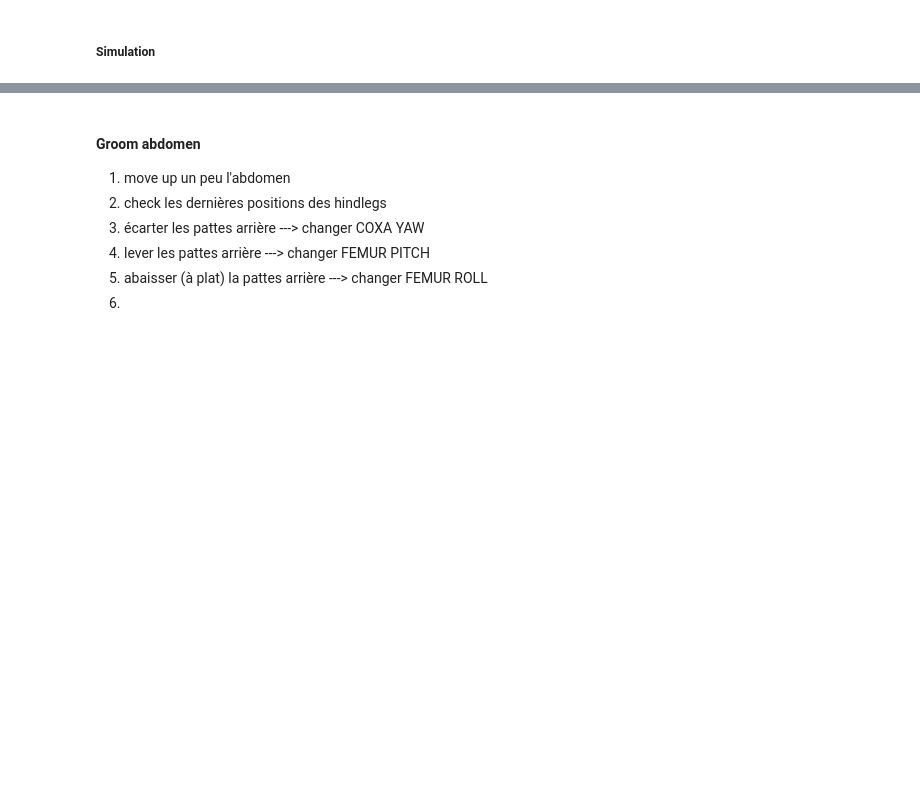
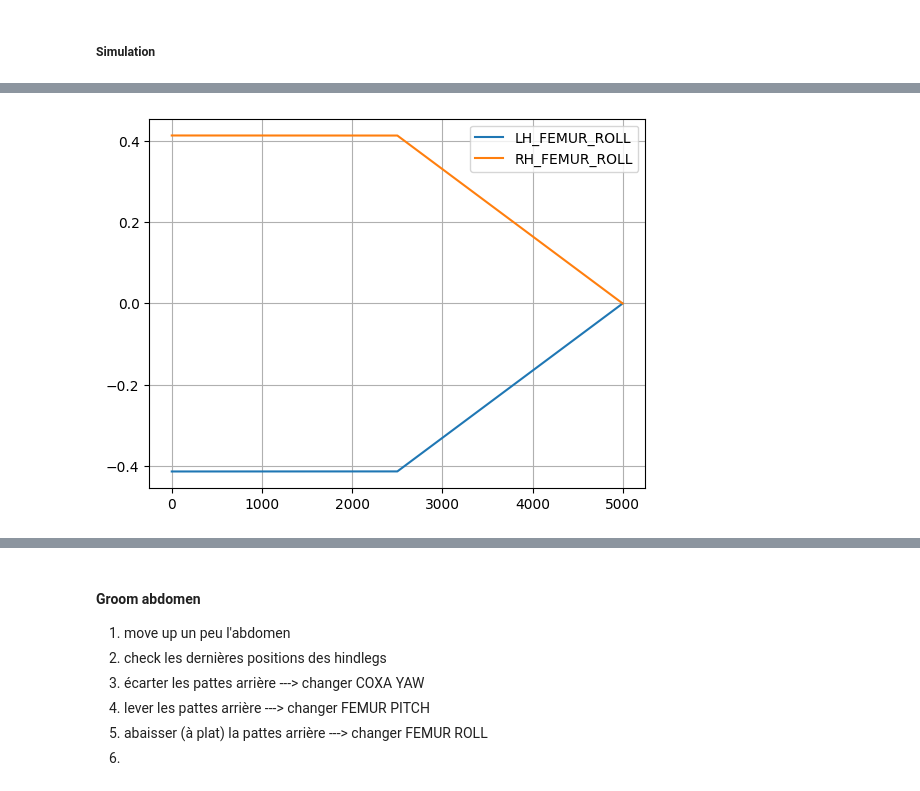
Before and after one commit to NathanMULLER/Project_Mouche, a Jupyter notebook: project/main.ipynb, the cells around one changed output, grey strips where cells are left out. Saved outputs shown, nothing was run; the diff lists cells and outputs as text; code cells hidden in the pictures; blank space fills up the shorter version.

```diff
--- a/project/main.ipynb
+++ b/project/main.ipynb
@@ -364,2 +471,41 @@ elif sim_params.render_camera == "Animat/camera_bottom":
 
 last_joint_angles_abd_up = all_joint_angles_abd[-1].copy()
+# %%
+# Touch the abdomen + rub it
+# put the tibia again at its precedent value
+all_joint_angles_abd_groom = np.tile(last_joint_angles_abd_up,(nbre_steps,1)) # shape (nbre_steps, 47)
+
+# all_joint_angles_abd_groom[:,LH_FEMUR] = np.linspace(last_joint_angles_abd_up[LH_FEMUR], start_LH_FEMUR//2, half_nbre_steps)
+# all_joint_angles_abd_groom[:,RH_FEMUR] = np.linspace(last_joint_angles_abd_up[RH_FEMUR], start_RH_FEMUR//2, half_nbre_steps)
+# all_joint_angles_abd_groom[:,LH_TIBIA] = np.linspace(last_joint_angles_abd_up[LH_TIBIA], np.pi/4, half_nbre_steps)
+# all_joint_angles_abd_groom[:,RH_TIBIA] = np.linspace(last_joint_angles_abd_up[RH_TIBIA], np.pi/4, half_nbre_steps)
+
+_lh_coxa_yaw = np.zeros((target_num_steps))
+_rh_coxa_yaw = np.zeros((target_num_steps))
+_lh_femur_ = np.zeros((target_num_steps))
+_rh_femur_ = np.zeros((target_num_steps))
+_lh_tibia_ = np.zeros((target_num_steps))
+_rh_tibia_ = np.zeros((target_num_steps))
+
+_lh_coxa_yaw[:half_nbre_steps] = np.ones(half_nbre_steps)*(last_joint_angles_abd_up[LH_FEMUR_ROLL])
+_lh_coxa_yaw[half_nbre_steps:] = np.linspace(last_joint_angles_abd_up[LH_FEMUR_ROLL], -start_LH_FEMUR_ROLL//2, half_nbre_steps)
+_rh_coxa_yaw[:half_nbre_steps] = np.ones(half_nbre_steps)*(last_joint_angles_abd_up[RH_FEMUR_ROLL])
+_rh_coxa_yaw[half_nbre_steps:] = np.linspace(last_joint_angles_abd_up[RH_FEMUR_ROLL], start_RH_FEMUR_ROLL//2, half_nbre_steps)
+
+_rh_tibia_[:half_nbre_steps] = np.linspace(last_joint_angles_abd_up[RH_TIBIA], np.pi/6, half_nbre_steps)
+_rh_tibia_[half_nbre_steps:] = np.ones(half_nbre_steps)*(np.pi/6)
+_lh_tibia_[:half_nbre_steps] = np.linspace(last_joint_angles_abd_up[LH_TIBIA], np.pi/6, half_nbre_steps)
+_lh_tibia_[half_nbre_steps:] = np.ones(half_nbre_steps)*(np.pi/6)
+
+_rh_femur_[:half_nbre_steps] = np.linspace(last_joint_angles_abd_up[RH_FEMUR], start_RH_FEMUR//2, half_nbre_steps)
+_rh_femur_[half_nbre_steps:] = np.ones(half_nbre_steps)*(start_RH_FEMUR//2)
+_lh_femur_[:half_nbre_steps] = np.linspace(last_joint_angles_abd_up[LH_FEMUR], start_LH_FEMUR//2, half_nbre_steps)
+_lh_femur_[half_nbre_steps:] = np.ones(half_nbre_steps)*(start_RH_FEMUR//2)
+
+
+all_joint_angles_abd_groom[:,LH_FEMUR_ROLL] = _lh_coxa_yaw
+all_joint_angles_abd_groom[:,RH_FEMUR_ROLL] = _rh_coxa_yaw
+all_joint_angles_abd_groom[:,LH_FEMUR] = _lh_femur_
+all_joint_angles_abd_groom[:,LH_TIBIA] = _lh_tibia_
+all_joint_angles_abd_groom[:,RH_FEMUR] = _rh_femur_
+all_joint_angles_abd_groom[:,RH_TIBIA] = _rh_tibia_
@@ -365,0 +524,7 @@ last_joint_angles_abd_up = all_joint_angles_abd[-1].copy()
+# %%
+plt.plot(all_joint_angles_abd_groom[:,LH_FEMUR_ROLL], label="LH_FEMUR_ROLL")
+plt.plot(all_joint_angles_abd_groom[:,RH_FEMUR_ROLL], label="RH_FEMUR_ROLL")
+plt.legend()
+plt.grid()
+# %% [output]
+[figure, added]
```
Also changed, not shown: parts of 13 cells of this notebook, 10 other files.
